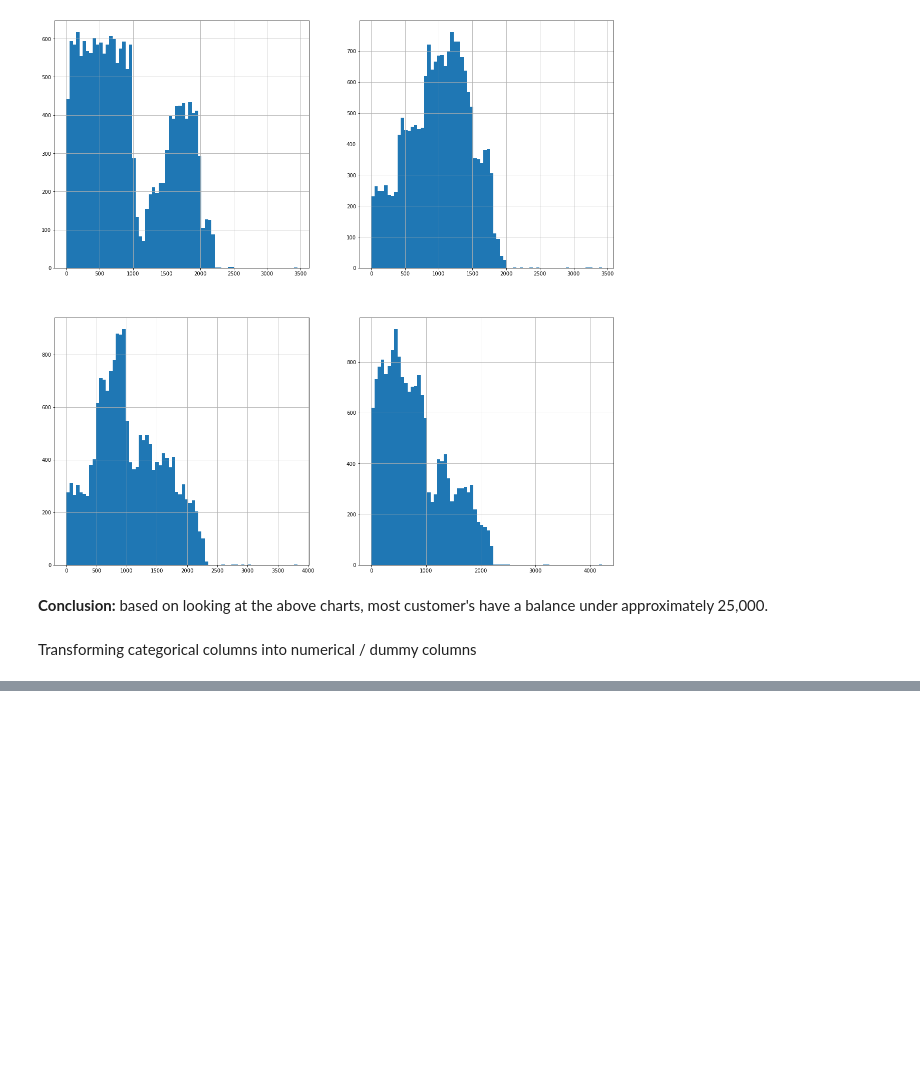
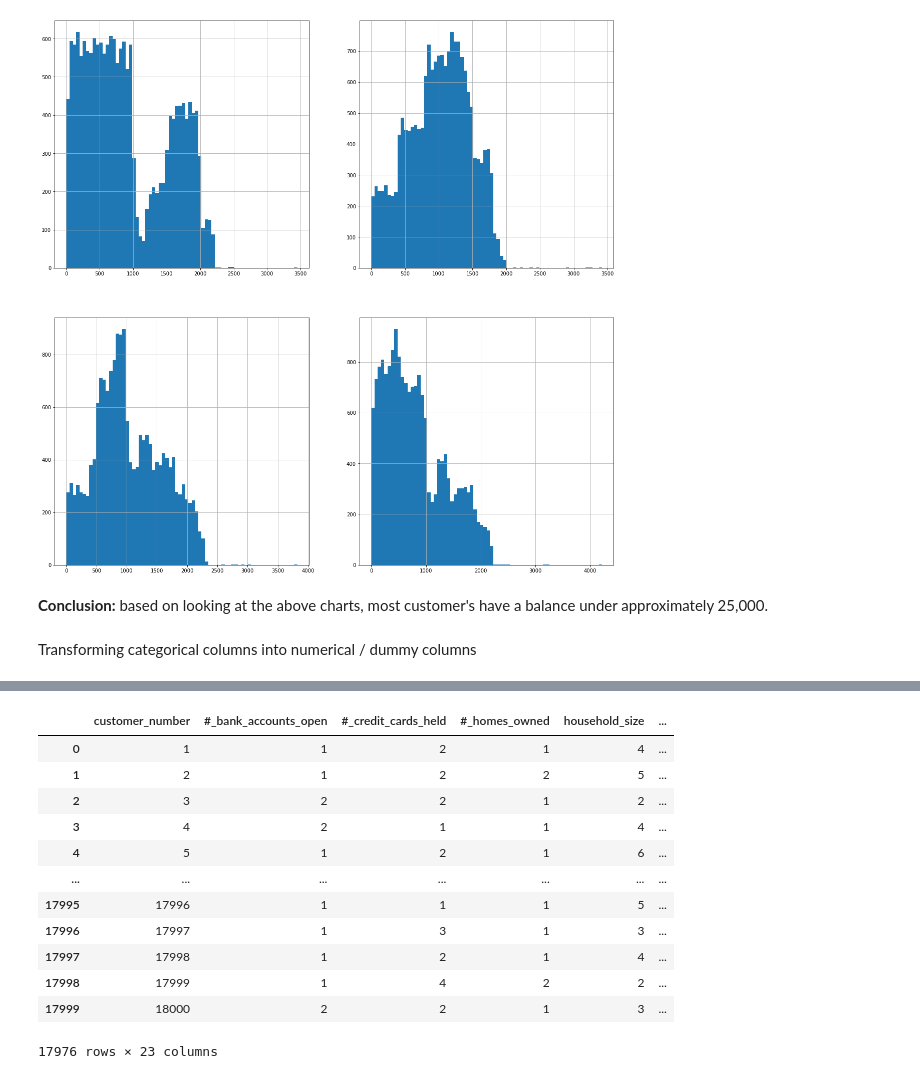
Before and after one commit to zsborsos/data_mid_bootcamp_project_classification, a Jupyter notebook: notebooks/22022022_classification project_ZB.ipynb, the cells around one changed output, grey strips where cells are left out. Drawn from its saved outputs; the diff is of its cells as text; code cells hidden in the pictures; blank space fills up the shorter version.

```diff
--- a/notebooks/22022022_classification project_ZB.ipynb
+++ b/notebooks/22022022_classification project_ZB.ipynb
@@ -401,0 +479,17 @@ Transforming categorical columns into numerical / dummy columns
+# %%
+raw = pd.get_dummies(data=raw, columns=['reward', 'income_level', 'credit_rating'])
+raw
+# %% [output]
+|  | customer_number | #_bank_accounts_open | #_credit_cards_held | #_homes_owned | household_size | ... |
+| 0 | 1 | 1 | 2 | 1 | 4 | ... |
+| 1 | 2 | 1 | 2 | 2 | 5 | ... |
+| 2 | 3 | 2 | 2 | 1 | 2 | ... |
+| 3 | 4 | 2 | 1 | 1 | 4 | ... |
+| 4 | 5 | 1 | 2 | 1 | 6 | ... |
+| ... | ... | ... | ... | ... | ... | ... |
+| 17995 | 17996 | 1 | 1 | 1 | 5 | ... |
+| 17996 | 17997 | 1 | 3 | 1 | 3 | ... |
+| 17997 | 17998 | 1 | 2 | 1 | 4 | ... |
+| 17998 | 17999 | 1 | 4 | 2 | 2 | ... |
+| 17999 | 18000 | 2 | 2 | 1 | 3 | ... |
+17976 rows × 23 columns
```
Also changed, not shown: parts of 42 cells of this notebook, 1 other file.
